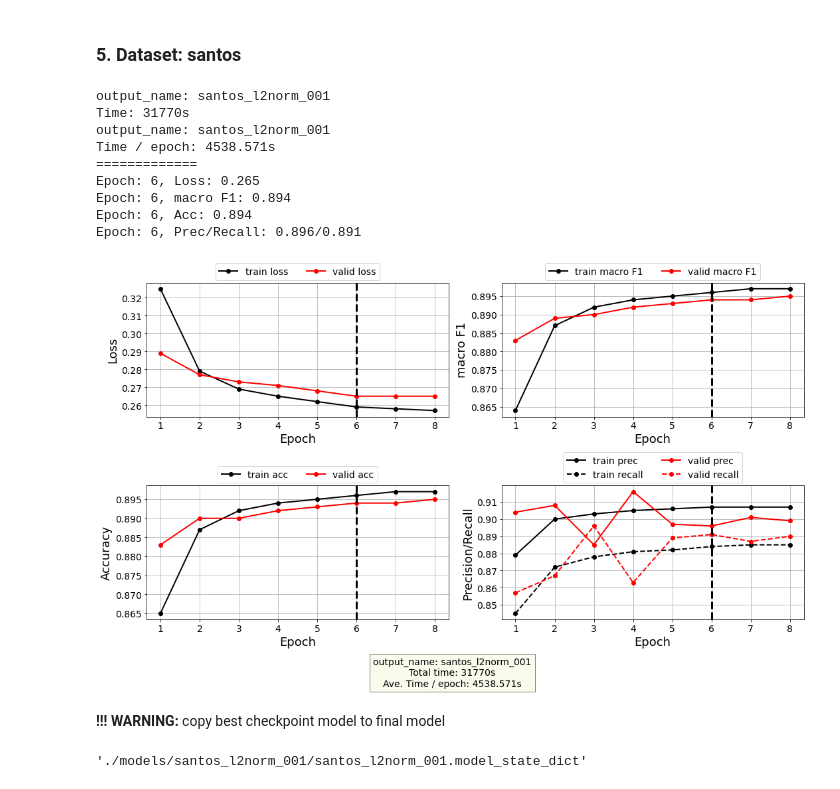
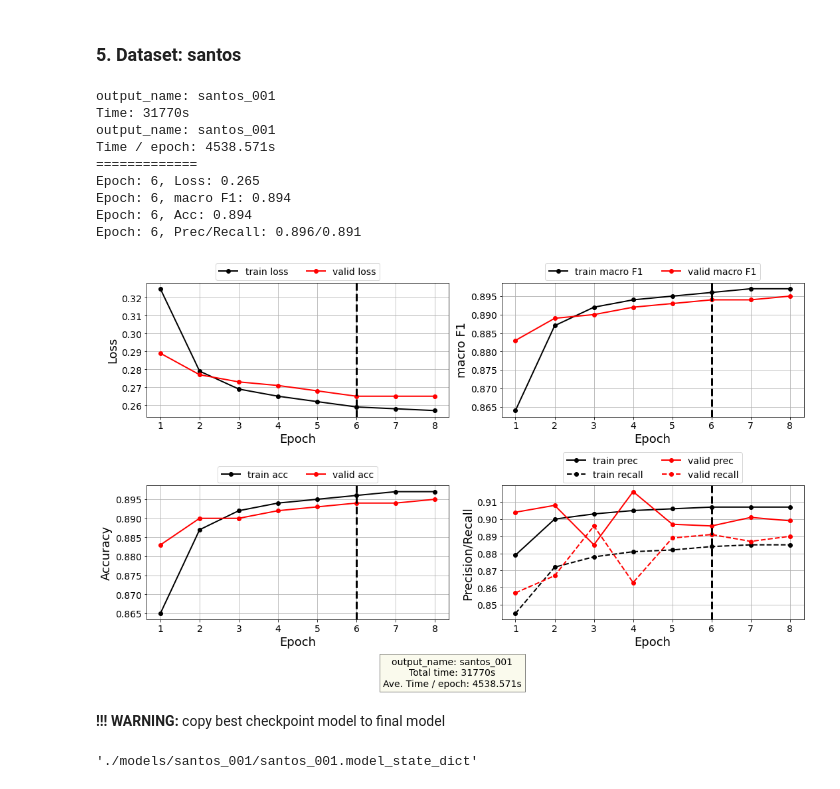
Before and after one commit to Living-with-machines/LwM_SIGSPATIAL2020_ToponymMatching, a Jupyter notebook: experiments/Toponym_Matching_Experiments.ipynb, the cells around one changed output. Cells and saved outputs as stored; diff of their text form; code cells hidden in the pictures.

```diff
--- a/experiments/Toponym_Matching_Experiments.ipynb
+++ b/experiments/Toponym_Matching_Experiments.ipynb
@@ -205,26 +353,26 @@ if not Path('./models/santos_l2norm_001').is_dir():
 # %%
 # plot log file
-plot_log(path2log="./models/santos_l2norm_001/log.txt",
-         output_name="santos_l2norm_001")
+plot_log(path2log="./models/santos_001/log.txt",
+         output_name="santos_001")
 # %% [output]
-output_name: santos_l2norm_001
+output_name: santos_001
 Time: 31770s
-output_name: santos_l2norm_001
+output_name: santos_001
 Time / epoch: 4538.571s
 =============
 Epoch: 6, Loss: 0.265
 Epoch: 6, macro F1: 0.894
 Epoch: 6, Acc: 0.894
 Epoch: 6, Prec/Recall: 0.896/0.891
-[figure, old version]
+[figure, new version]
 # %% [markdown]
 **!!! WARNING:** copy best checkpoint model to final model
 # %%
 best_checkpoint = "checkpoint00006"
 # %%
-copyfile("./models/santos_l2norm_001/" + best_checkpoint + ".model", "./models/santos_l2norm_001/santos_l2norm_001.model")
-copyfile("./models/santos_l2norm_001/" + best_checkpoint + ".model_state_dict", "./models/santos_l2norm_001/santos_l2norm_001.model_state_dict")
+copyfile("./models/santos_001/" + best_checkpoint + ".model", "./models/santos_001/santos_001.model")
+copyfile("./models/santos_001/" + best_checkpoint + ".model_state_dict", "./models/santos_001/santos_001.model_state_dict")
 # %% [output]
-'./models/santos_l2norm_001/santos_l2norm_001.model_state_dict'
+'./models/santos_001/santos_001.model_state_dict'
 # %%
 # model inference using a model stored at pretrained_model_path and pretrained_vocab_path
```
Also changed, not shown: parts of 29 cells of this notebook, 4 other files.
